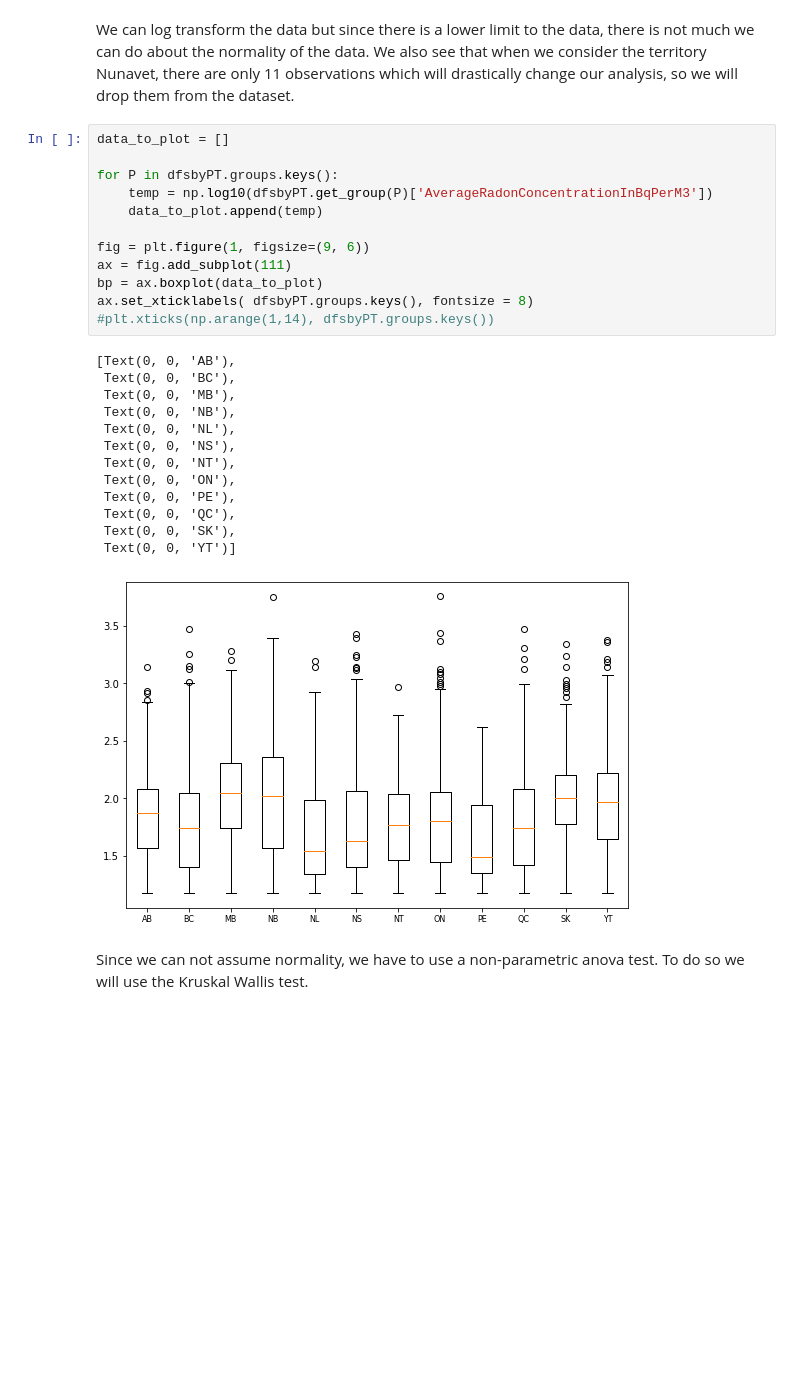
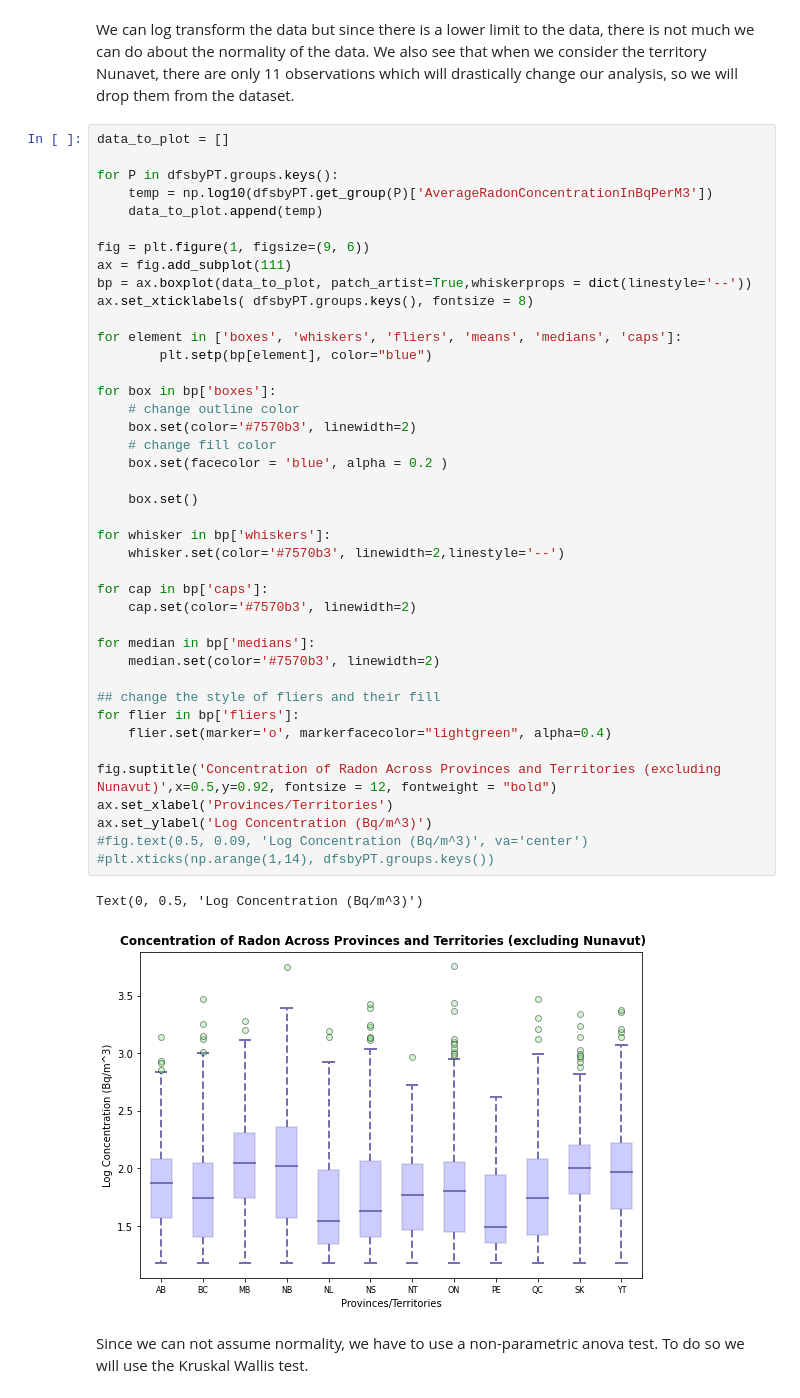
Before and after one commit to StephenStyles/Radon, a Jupyter notebook: PIMS Sample Project.ipynb, the cells around one changed output. Saved outputs shown, nothing was run; the diff lists cells and outputs as text; blank space fills up the shorter version.

```diff
--- a/PIMS Sample Project.ipynb
+++ b/PIMS Sample Project.ipynb
@@ -96,31 +98,49 @@ Text(0.5, 0.09, 'Concentration (Bq/m^3)')
 # %% [markdown]
 We can log transform the data but since there is a lower limit to the data, there is not much we can do about the normality of the data. We also see that when we consider the territory Nunavet, there are only 11 observations which will drastically change our analysis, so we will drop them from the dataset.
-# %%
-data_to_plot = []
-
-for P in dfsbyPT.groups.keys():
-    temp = np.log10(dfsbyPT.get_group(P)['AverageRadonConcentrationInBqPerM3'])
-    data_to_plot.append(temp)
-
-fig = plt.figure(1, figsize=(9, 6))
-ax = fig.add_subplot(111)
-bp = ax.boxplot(data_to_plot)
-ax.set_xticklabels( dfsbyPT.groups.keys(), fontsize = 8)
-#plt.xticks(np.arange(1,14), dfsbyPT.groups.keys())
-# %% [output]
-[Text(0, 0, 'AB'),
- Text(0, 0, 'BC'),
- Text(0, 0, 'MB'),
- Text(0, 0, 'NB'),
- Text(0, 0, 'NL'),
- Text(0, 0, 'NS'),
- Text(0, 0, 'NT'),
- Text(0, 0, 'ON'),
- Text(0, 0, 'PE'),
- Text(0, 0, 'QC'),
- Text(0, 0, 'SK'),
- Text(0, 0, 'YT')]
-[figure, removed]
+# %%
+data_to_plot = []
+
+for P in dfsbyPT.groups.keys():
+    temp = np.log10(dfsbyPT.get_group(P)['AverageRadonConcentrationInBqPerM3'])
+    data_to_plot.append(temp)
+
+fig = plt.figure(1, figsize=(9, 6))
+ax = fig.add_subplot(111)
+bp = ax.boxplot(data_to_plot, patch_artist=True,whiskerprops = dict(linestyle='--'))
+ax.set_xticklabels( dfsbyPT.groups.keys(), fontsize = 8)
+
+for element in ['boxes', 'whiskers', 'fliers', 'means', 'medians', 'caps']:
+        plt.setp(bp[element], color="blue")
+
+for box in bp['boxes']:
+    # change outline color
+    box.set(color='#7570b3', linewidth=2)
+    # change fill color
+    box.set(facecolor = 'blue', alpha = 0.2 )
+
+    box.set()
+
+for whisker in bp['whiskers']:
+    whisker.set(color='#7570b3', linewidth=2,linestyle='--')
+
+for cap in bp['caps']:
+    cap.set(color='#7570b3', linewidth=2)
+
+for median in bp['medians']:
+    median.set(color='#7570b3', linewidth=2)
+
+## change the style of fliers and their fill
+for flier in bp['fliers']:
+    flier.set(marker='o', markerfacecolor="lightgreen", alpha=0.4)
+
+fig.suptitle('Concentration of Radon Across Provinces and Territories (excluding Nunavut)',x=0.5,y=0.92, fontsize = 12, fontweight = "bold")
+ax.set_xlabel('Provinces/Territories')
+ax.set_ylabel('Log Concentration (Bq/m^3)')
+#fig.text(0.5, 0.09, 'Log Concentration (Bq/m^3)', va='center')
+#plt.xticks(np.arange(1,14), dfsbyPT.groups.keys())
+# %% [output]
+Text(0, 0.5, 'Log Concentration (Bq/m^3)')
+[figure, added]
 # %% [markdown]
 Since we can not assume normality, we have to use a non-parametric anova test. To do so we will use the Kruskal Wallis test.
 # %%
```
Also changed, not shown: parts of 5 cells of this notebook.
